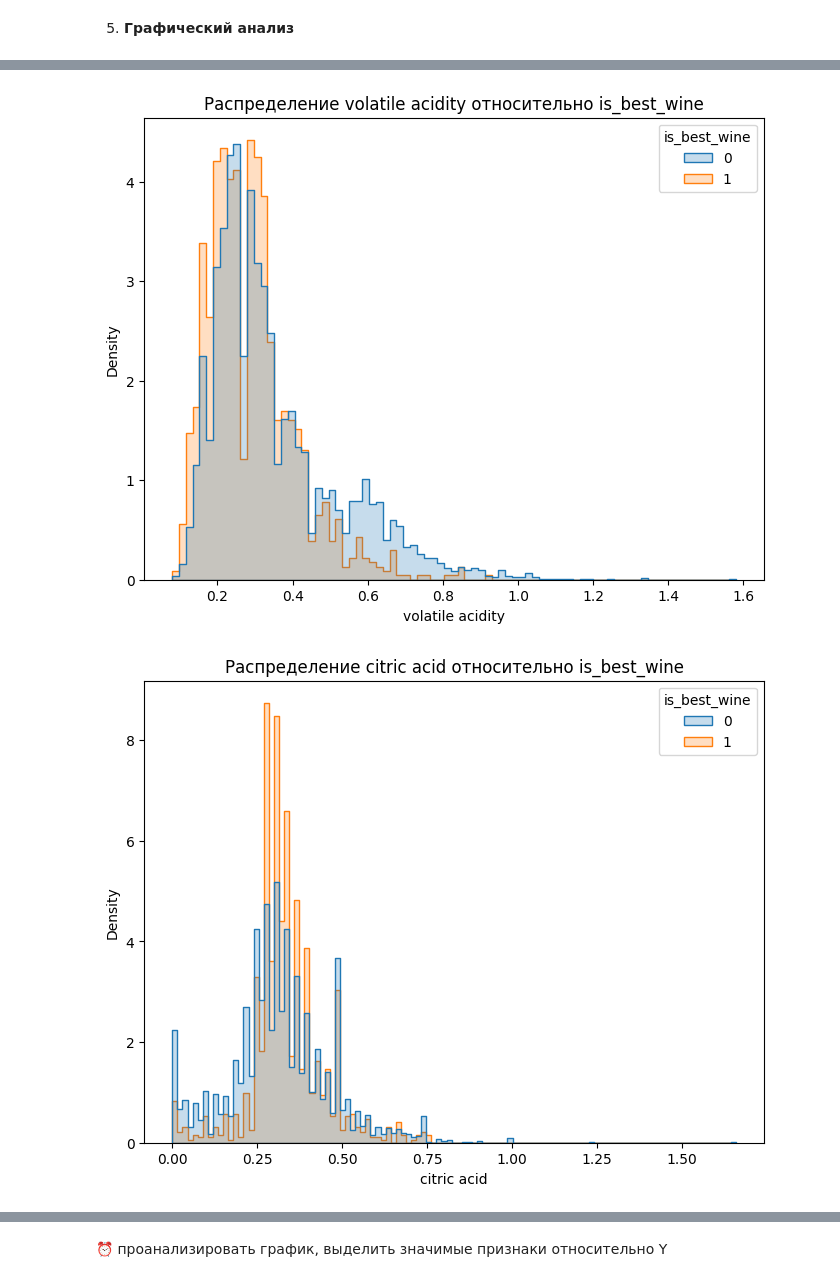
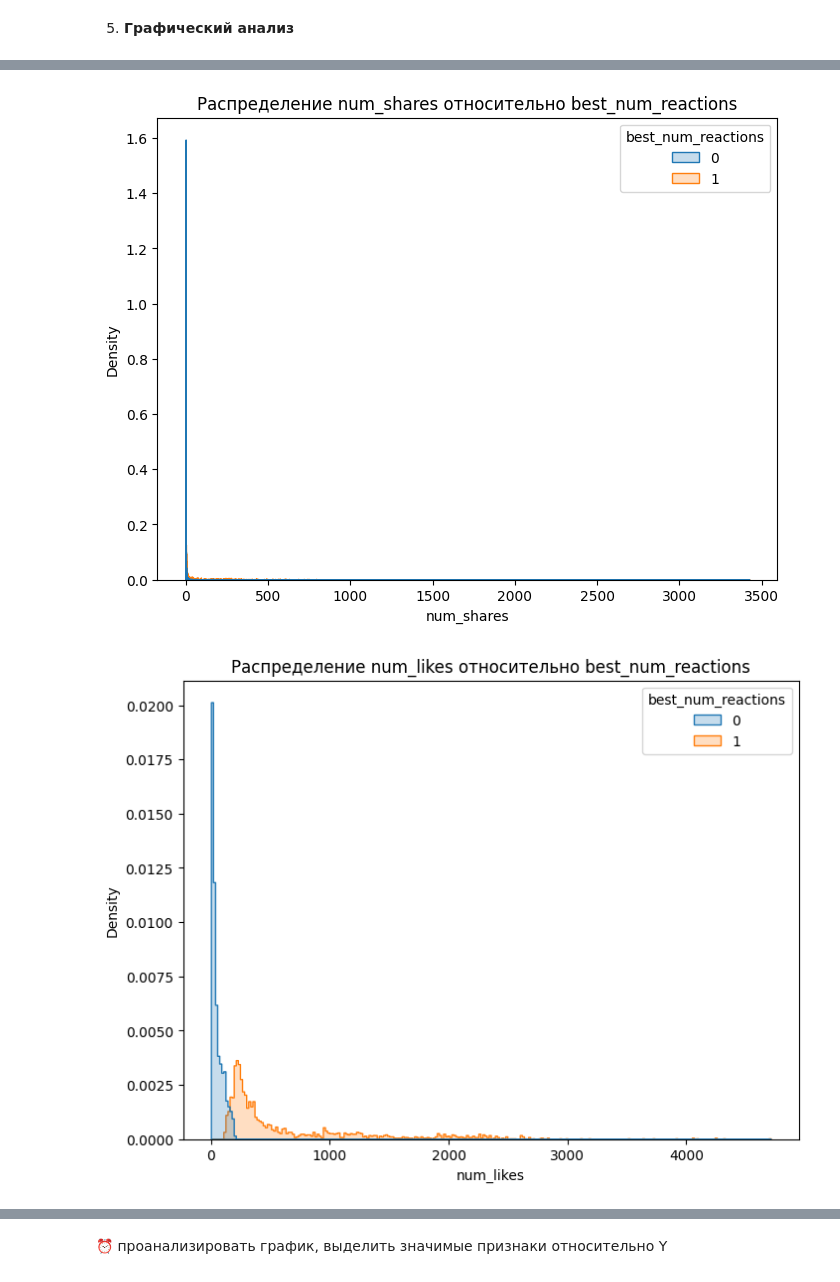
Before and after one commit to SnrPep/MLe, a Jupyter notebook: Практика_2.ipynb, the cells around one changed output, grey strips where cells are left out. Saved outputs shown, nothing was run; the diff lists cells and outputs as text; code cells hidden in the pictures.

````diff
--- a/Практика_2.ipynb
+++ b/Практика_2.ipynb
@@ -54,7 +54,7 @@ Requirement already satisfied: six>=1.5 in /usr/local/lib/python3.10/dist-packag
 2. **Загружаем набор данных:**
 # %%
 # Загрузка набора данных
-df = pd.read_csv('/content/wine.csv')
+df = pd.read_csv('/content/facebook.csv')
 # %%
 df
 # %% [output]
@@ -233,7 +226,7 @@ dtype: int64
 
 ```В моем датасете была выбрана целевая переменная is_best_wine -> которая была преобразована из quality (если качество >= 7, то вино считается лучшим, иначе не лучшее)```
 # %%
-df['is_best_wine'] = np.where(df['quality'] >= 7, 1, 0).astype(int)
+df['best_num_reactions'] = np.where(df['num_reactions'] > 200, 1, 0).astype(int)
 # %%
 df.columns
 # %% [output]
@@ -243,10 +237,10 @@ Index(['fixed acidity', 'volatile acidity', 'citric acid', 'residual sugar',
       dtype='object')
 # %%
-Y = df['is_best_wine'] # выбираем целевую переменную (категориальную)
-X = df.drop('is_best_wine', axis=1) # переменные для проверки влияния
+Y = df['best_num_reactions'] # выбираем целевую переменную (категориальную)
+X = df.drop('best_num_reactions', axis=1) # переменные для проверки влияния
 
 # В моем случае я дропаю базовую переменную, а не только. Y
-X = X.drop('quality', axis=1)
+X = X.drop('num_reactions', axis=1)
 # %% [markdown]
 5. **Графический анализ**
 # %%
@@ -271,7 +265,7 @@ numeric_cols
 # Построение boxplot для каждой переменной
 for col in numeric_cols:
     plt.figure(figsize=(8, 6))
-    sns.boxplot(x='is_best_wine', y=col, data=df)
-    plt.title(f'Boxplot {col} относительно is_best_wine')
+    sns.boxplot(x='best_num_reactions', y=col, data=df)
+    plt.title(f'Boxplot {col} относительно best_num_reactions')
     plt.show()
 # %% [output]
@@ -290,7 +282,7 @@ for col in numeric_cols:
 # Построение диаграмм распределения для каждой переменной
 for col in numeric_cols:
     plt.figure(figsize=(8, 6))
-    sns.histplot(data=df, x=col, hue='is_best_wine', element="step", stat="density", common_norm=False)
-    plt.title(f'Распределение {col} относительно is_best_wine')
+    sns.histplot(data=df, x=col, hue='best_num_reactions', element="step", stat="density", common_norm=False)
+    plt.title(f'Распределение {col} относительно best_num_reactions')
     plt.show()
 # %% [output]
@@ -298,2 +290,2 @@ for col in numeric_cols:
-[figure, old version]
+[figure, new version]
-[figure, old version]
+[figure, new version]
````
Also changed, not shown: parts of 29 cells of this notebook.
